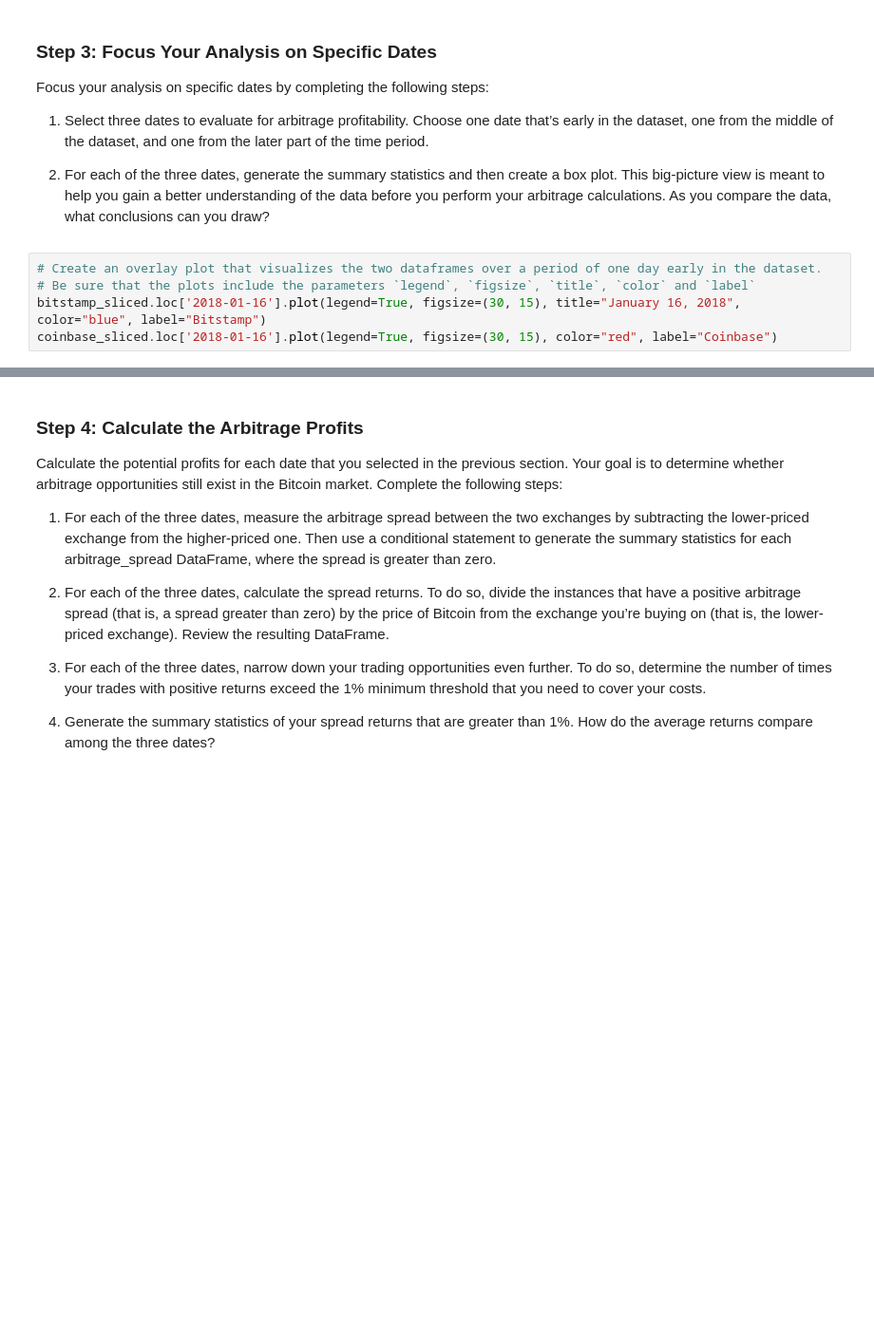
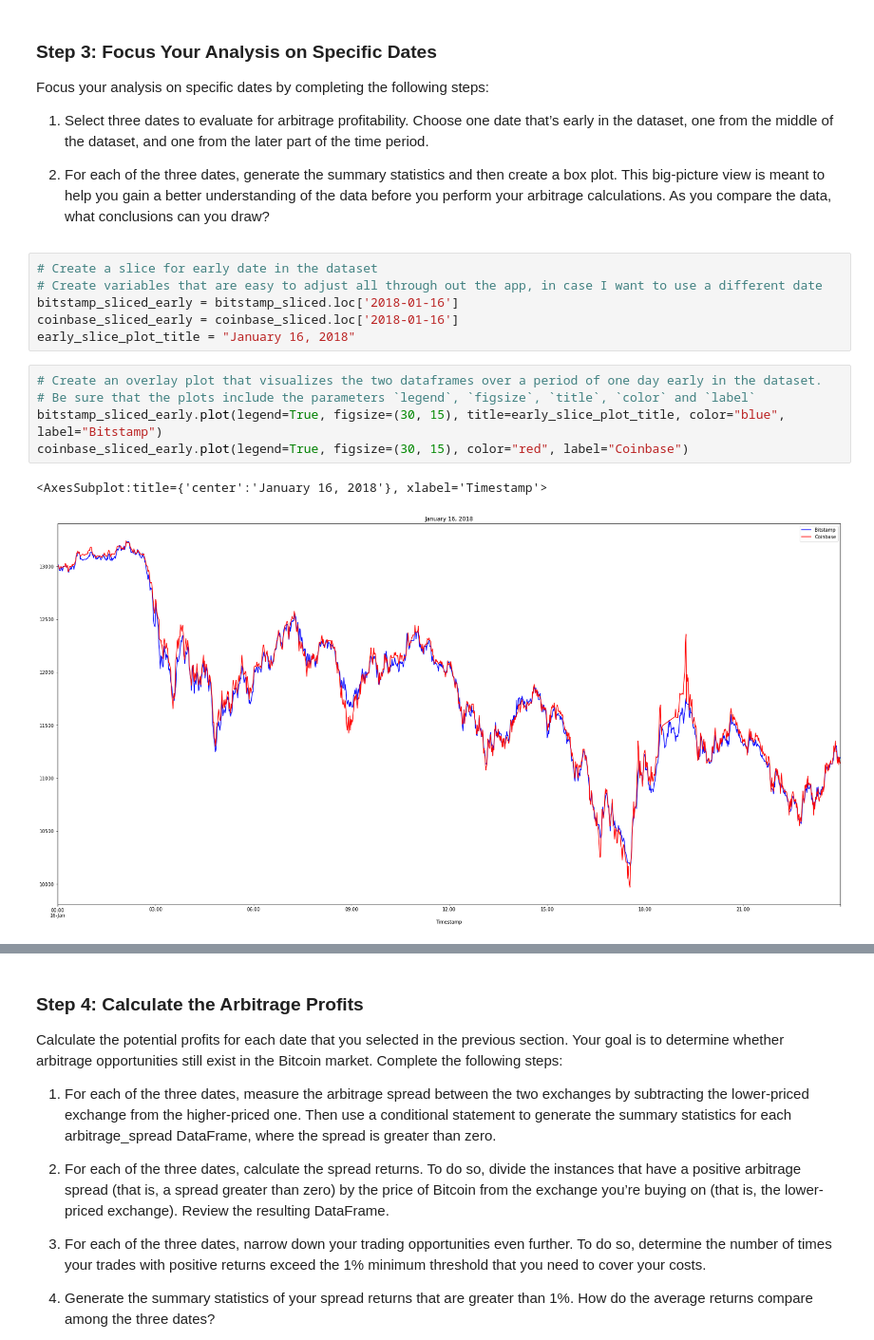
Before and after one commit to Th33na/crypto-arbitrage, a Jupyter notebook: crypto_arbitrage.ipynb, the cells around one changed output, grey strips where cells are left out. Shown at 95% size. Saved outputs shown, nothing was run; the diff lists cells and outputs as text; blank space fills up the shorter version.

```diff
--- a/crypto_arbitrage.ipynb
+++ b/crypto_arbitrage.ipynb
@@ -197,11 +296,20 @@ Focus your analysis on specific dates by completing the following steps:
 1. Select three dates to evaluate for arbitrage profitability. Choose one date that’s early in the dataset, one from the middle of the dataset, and one from the later part of the time period.
 
 2. For each of the three dates, generate the summary statistics and then create a box plot. This big-picture view is meant to help you gain a better understanding of the data before you perform your arbitrage calculations. As you compare the data, what conclusions can you draw?
+# %%
+# Create a slice for early date in the dataset
+# Create variables that are easy to adjust all through out the app, in case I want to use a different date
+bitstamp_sliced_early = bitstamp_sliced.loc['2018-01-16']
+coinbase_sliced_early = coinbase_sliced.loc['2018-01-16']
+early_slice_plot_title = "January 16, 2018"
 # %%
 # Create an overlay plot that visualizes the two dataframes over a period of one day early in the dataset.
 # Be sure that the plots include the parameters `legend`, `figsize`, `title`, `color` and `label`
-bitstamp_sliced.loc['2018-01-16'].plot(legend=True, figsize=(30, 15), title="January 16, 2018", color="blue", label="Bitstamp")
-coinbase_sliced.loc['2018-01-16'].plot(legend=True, figsize=(30, 15), color="red", label="Coinbase")
+bitstamp_sliced_early.plot(legend=True, figsize=(30, 15), title=early_slice_plot_title, color="blue", label="Bitstamp")
+coinbase_sliced_early.plot(legend=True, figsize=(30, 15), color="red", label="Coinbase")
+# %% [output]
+<AxesSubplot:title={'center':'January 16, 2018'}, xlabel='Timestamp'>
+[figure, added]
 # %%
 # Using the early date that you have selected, calculate the arbitrage spread
 # by subtracting the bitstamp lower closing prices from the coinbase higher closing prices
```
Also changed, not shown: parts of 59 cells of this notebook.
